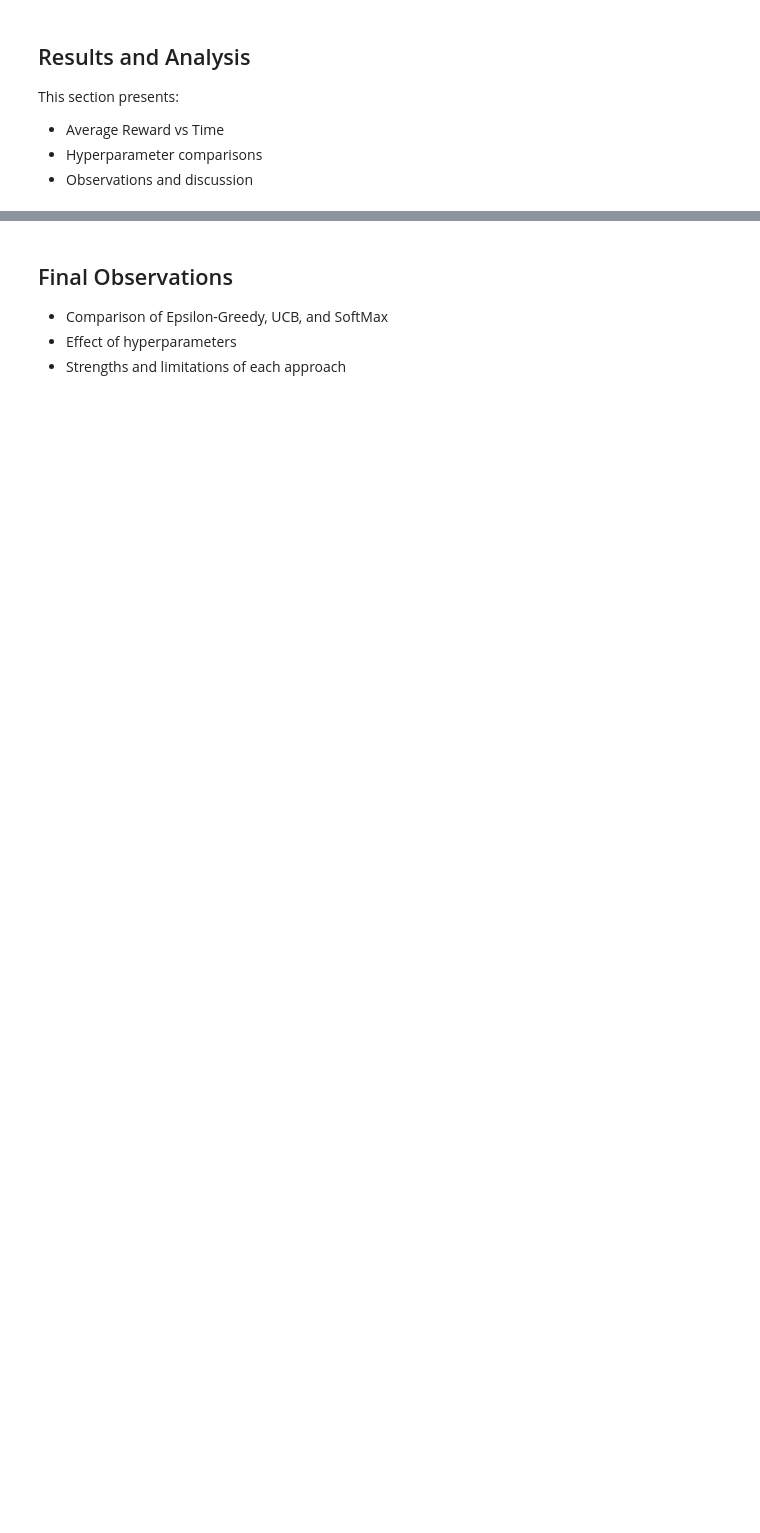
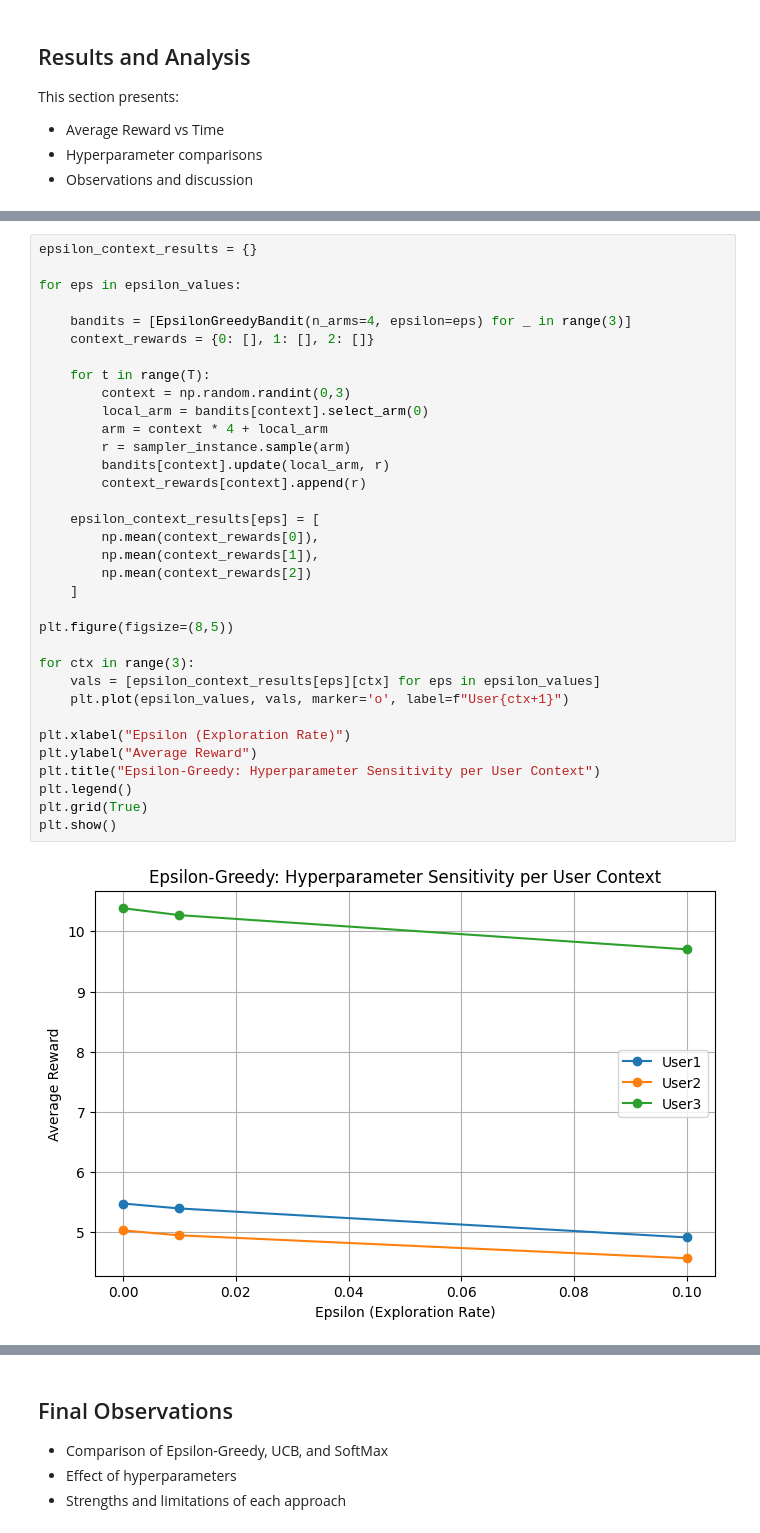
Before and after one commit to anoushkaa15/lab3-contextual-bandit, a Jupyter notebook: lab3_results_U20230076.ipynb, the cells around one changed output, grey strips where cells are left out. Drawn from its saved outputs; the diff is of its cells as text; blank space fills up the shorter version.

```diff
--- a/lab3_results_U20230076.ipynb
+++ b/lab3_results_U20230076.ipynb
@@ -268,0 +727,36 @@ This section presents:
+# %%
+epsilon_context_results = {}
+
+for eps in epsilon_values:
+
+    bandits = [EpsilonGreedyBandit(n_arms=4, epsilon=eps) for _ in range(3)]
+    context_rewards = {0: [], 1: [], 2: []}
+
+    for t in range(T):
+        context = np.random.randint(0,3)
+        local_arm = bandits[context].select_arm(0)
+        arm = context * 4 + local_arm
+        r = sampler_instance.sample(arm)
+        bandits[context].update(local_arm, r)
+        context_rewards[context].append(r)
+
+    epsilon_context_results[eps] = [
+        np.mean(context_rewards[0]),
+        np.mean(context_rewards[1]),
+        np.mean(context_rewards[2])
+    ]
+
+plt.figure(figsize=(8,5))
+
+for ctx in range(3):
+    vals = [epsilon_context_results[eps][ctx] for eps in epsilon_values]
+    plt.plot(epsilon_values, vals, marker='o', label=f"User{ctx+1}")
+
+plt.xlabel("Epsilon (Exploration Rate)")
+plt.ylabel("Average Reward")
+plt.title("Epsilon-Greedy: Hyperparameter Sensitivity per User Context")
+plt.legend()
+plt.grid(True)
+plt.show()
+# %% [output]
+[figure, added]
```
Also changed, not shown: parts of 18 cells of this notebook.
